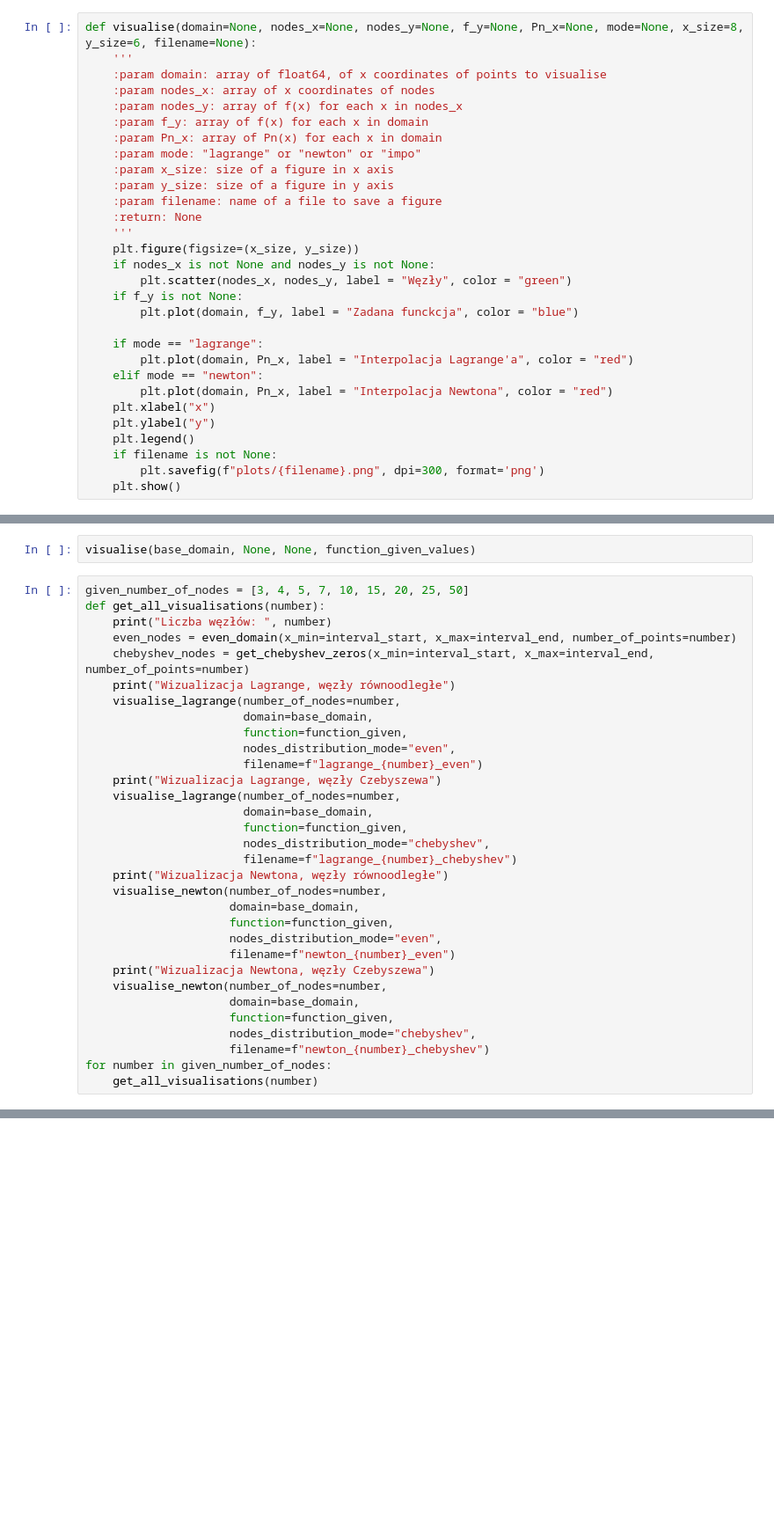
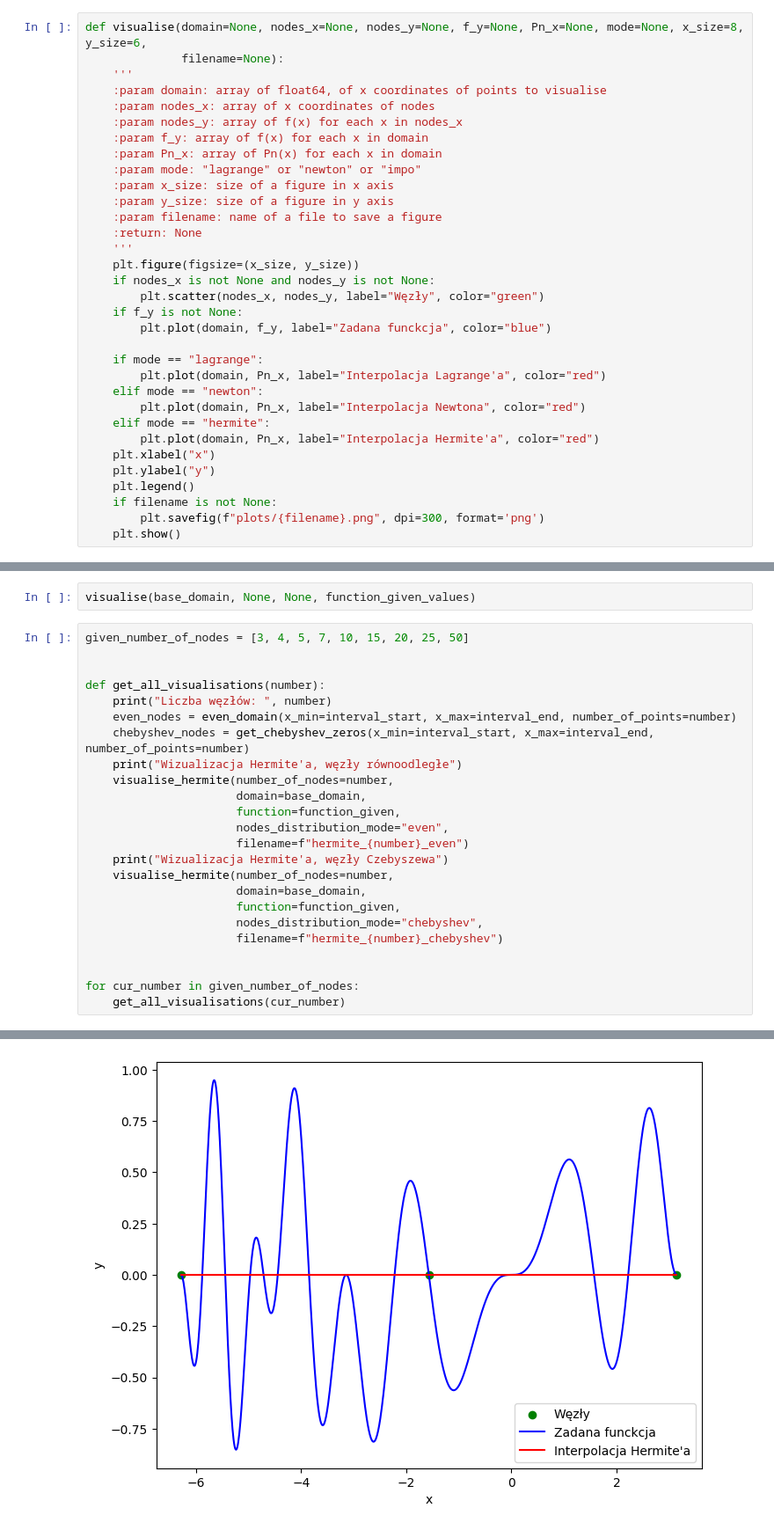
Before and after one commit to Uiskam/MOwNiT_V2, a Jupyter notebook: lab_3/Sulima_3.ipynb, the cells around one changed output, grey strips where cells are left out. Shown at 88% size. Drawn from its saved outputs; the diff is of its cells as text; blank space fills up the shorter version.

```diff
--- a/lab_3/Sulima_3.ipynb
+++ b/lab_3/Sulima_3.ipynb
@@ -48,7 +34,8 @@ def newton_interpolation(function, x, x_zeroes):
 # %% [markdown]
 **Wizualizacja**
 # %%
-def visualise(domain=None, nodes_x=None, nodes_y=None, f_y=None, Pn_x=None, mode=None, x_size=8, y_size=6, filename=None):
+def visualise(domain=None, nodes_x=None, nodes_y=None, f_y=None, Pn_x=None, mode=None, x_size=8, y_size=6,
+              filename=None):
     '''
     :param domain: array of float64, of x coordinates of points to visualise
     :param nodes_x: array of x coordinates of nodes
@@ -63,14 +50,16 @@ def visualise(domain=None, nodes_x=None, nodes_y=None, f_y=None, Pn_x=None, mode
     '''
     plt.figure(figsize=(x_size, y_size))
     if nodes_x is not None and nodes_y is not None:
-        plt.scatter(nodes_x, nodes_y, label = "Węzły", color = "green")
+        plt.scatter(nodes_x, nodes_y, label="Węzły", color="green")
     if f_y is not None:
-        plt.plot(domain, f_y, label = "Zadana funckcja", color = "blue")
+        plt.plot(domain, f_y, label="Zadana funckcja", color="blue")
 
     if mode == "lagrange":
-        plt.plot(domain, Pn_x, label = "Interpolacja Lagrange'a", color = "red")
+        plt.plot(domain, Pn_x, label="Interpolacja Lagrange'a", color="red")
     elif mode == "newton":
-        plt.plot(domain, Pn_x, label = "Interpolacja Newtona", color = "red")
+        plt.plot(domain, Pn_x, label="Interpolacja Newtona", color="red")
+    elif mode == "hermite":
+        plt.plot(domain, Pn_x, label="Interpolacja Hermite'a", color="red")
     plt.xlabel("x")
     plt.ylabel("y")
     plt.legend()
@@ -148,33 +229,26 @@ def visualise_newton(number_of_nodes, domain, function, nodes_distribution_mode
 visualise(base_domain, None, None, function_given_values)
 # %%
 given_number_of_nodes = [3, 4, 5, 7, 10, 15, 20, 25, 50]
+
+
 def get_all_visualisations(number):
     print("Liczba węzłów: ", number)
     even_nodes = even_domain(x_min=interval_start, x_max=interval_end, number_of_points=number)
     chebyshev_nodes = get_chebyshev_zeros(x_min=interval_start, x_max=interval_end, number_of_points=number)
-    print("Wizualizacja Lagrange, węzły równoodległe")
-    visualise_lagrange(number_of_nodes=number,
-                       domain=base_domain,
-                       function=function_given,
-                       nodes_distribution_mode="even",
-                       filename=f"lagrange_{number}_even")
-    print("Wizualizacja Lagrange, węzły Czebyszewa")
-    visualise_lagrange(number_of_nodes=number,
-                       domain=base_domain,
-                       function=function_given,
-                       nodes_distribution_mode="chebyshev",
-                       filename=f"lagrange_{number}_chebyshev")
-    print("Wizualizacja Newtona, węzły równoodległe")
-    visualise_newton(number_of_nodes=number,
-                     domain=base_domain,
-                     function=function_given,
-                     nodes_distribution_mode="even",
-                     filename=f"newton_{number}_even")
-    print("Wizualizacja Newtona, węzły Czebyszewa")
-    visualise_newton(number_of_nodes=number,
-                     domain=base_domain,
-                     function=function_given,
-                     nodes_distribution_mode="chebyshev",
-                     filename=f"newton_{number}_chebyshev")
-for number in given_number_of_nodes:
-    get_all_visualisations(number)
+    print("Wizualizacja Hermite'a, węzły równoodległe")
+    visualise_hermite(number_of_nodes=number,
+                      domain=base_domain,
+                      function=function_given,
+                      nodes_distribution_mode="even",
+                      filename=f"hermite_{number}_even")
+    print("Wizualizacja Hermite'a, węzły Czebyszewa")
+    visualise_hermite(number_of_nodes=number,
+                      domain=base_domain,
+                      function=function_given,
+                      nodes_distribution_mode="chebyshev",
+                      filename=f"hermite_{number}_chebyshev")
+
+
+for cur_number in given_number_of_nodes:
+    get_all_visualisations(cur_number)
+# %% [output]
@@ -180,0 +257 @@ for number in given_number_of_nodes:
+[figure, added]
```
Also changed, not shown: parts of 12 cells of this notebook, 1 other file.
